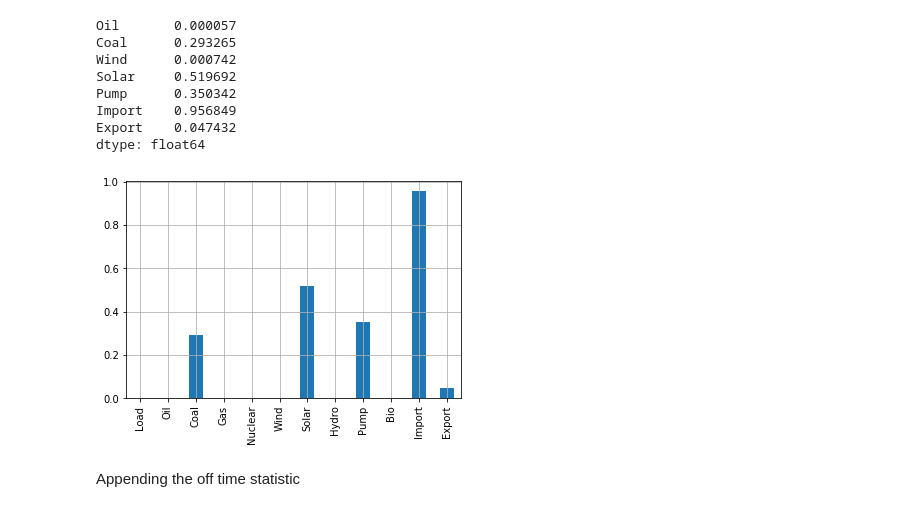
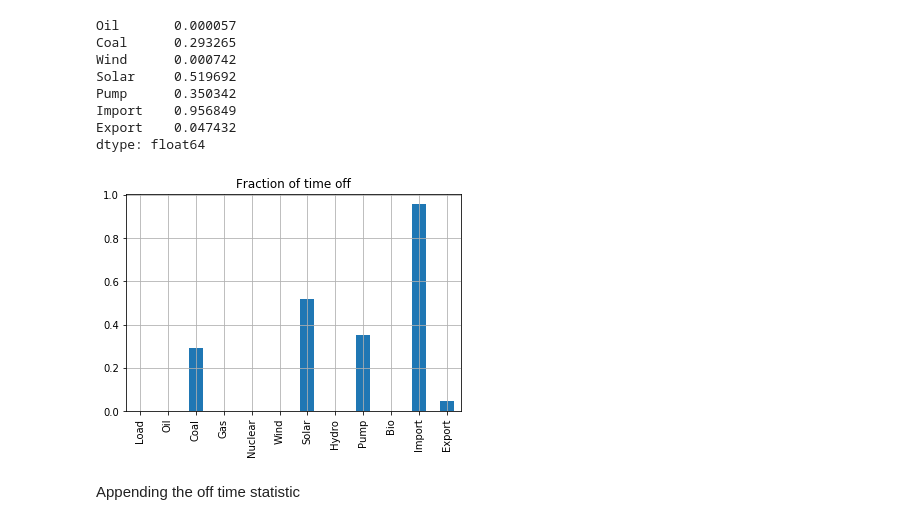
Before and after one commit to pierre-haessig/french-elec2, a Jupyter notebook: Dotplots_Powersys.ipynb, the cells around one changed output. Saved outputs shown, nothing was run; the diff lists cells and outputs as text; code cells hidden in the pictures.

```diff
--- a/Dotplots_Powersys.ipynb
+++ b/Dotplots_Powersys.ipynb
@@ -260,8 +316,9 @@ dtype: float64
 # %%
 stat_off.plot.bar()
 plt.grid()
+plt.title('Fraction of time off');
 # %% [output]
-[figure, old version]
+[figure, new version]
 # %% [markdown]
 Appending the off time statistic
 # %%
```
Also changed, not shown: parts of 42 cells of this notebook, 2 other files.
